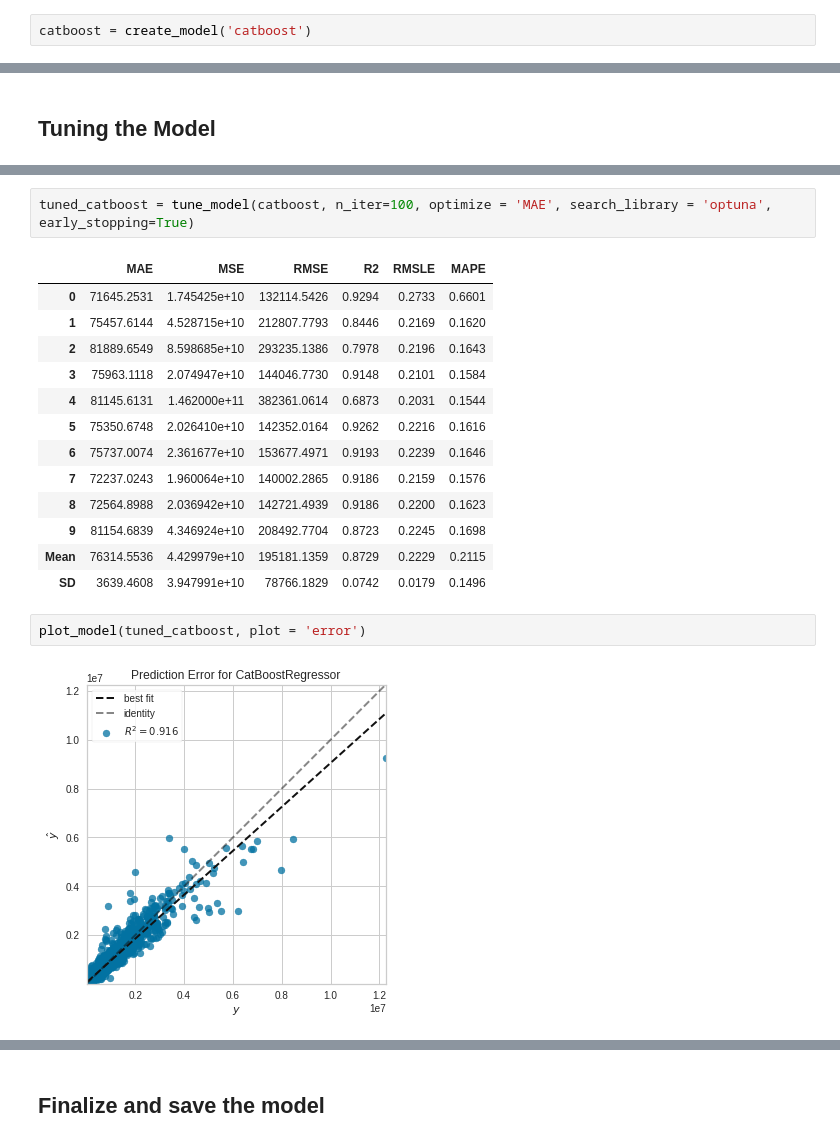
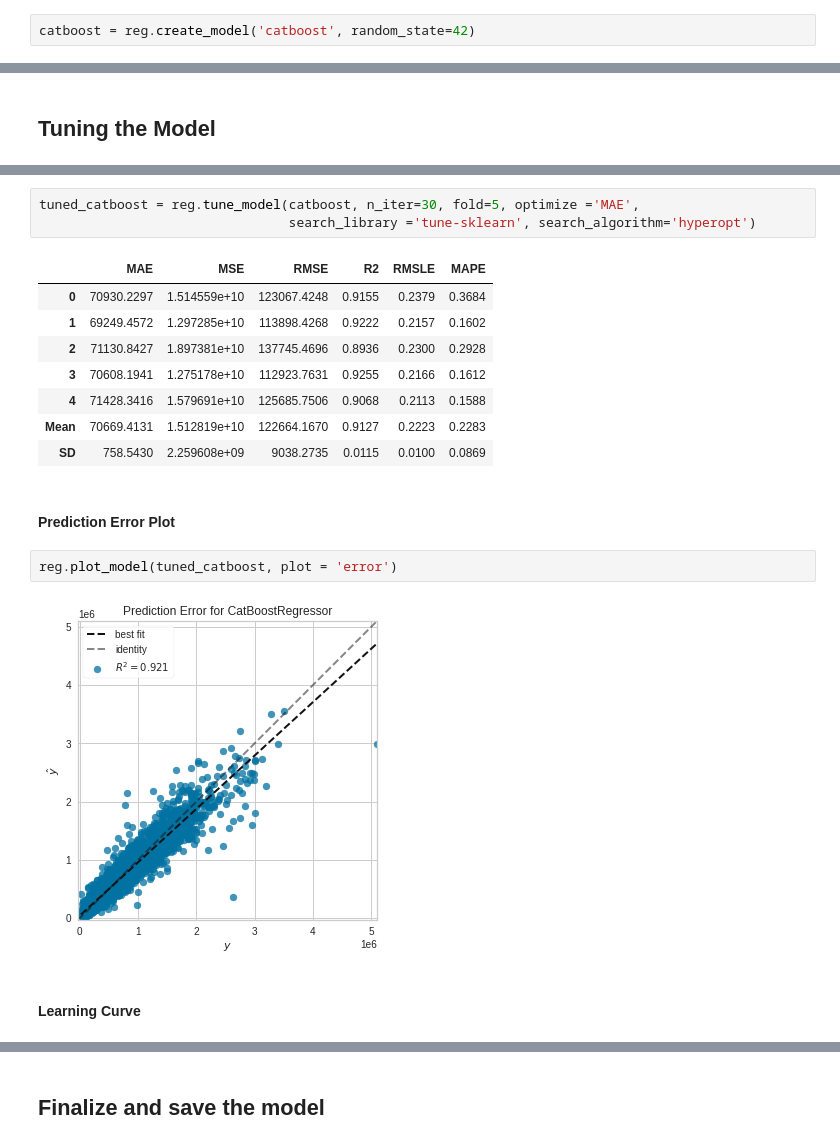
Before and after one commit to elvanselvano/purwadhika-final-project, a Jupyter notebook: notebooks/05_methodology.ipynb, the cells around one changed output, grey strips where cells are left out. Drawn from its saved outputs; the diff is of its cells as text.

```diff
--- a/notebooks/05_methodology.ipynb
+++ b/notebooks/05_methodology.ipynb
@@ -174,4 +209,4 @@ Therefore, we will create a catboost model and tune its parameters in the next s
 # %%
-catboost = create_model('catboost')
+catboost = reg.create_model('catboost', random_state=42)
 # %% [output]
 |  | MAE | MSE | RMSE | R2 | RMSLE | MAPE |
@@ -196,20 +229,20 @@ In order to tune the model, we use the library Optuna, an open source hyperparam
 # %%
-tuned_catboost = tune_model(catboost, n_iter=100, optimize = 'MAE', search_library = 'optuna', early_stopping=True)
+tuned_catboost = reg.tune_model(catboost, n_iter=30, fold=5, optimize ='MAE',
+                                search_library ='tune-sklearn', search_algorithm='hyperopt')
 # %% [output]
 |  | MAE | MSE | RMSE | R2 | RMSLE | MAPE |
-| 0 | 71645.2531 | 1.745425e+10 | 132114.5426 | 0.9294 | 0.2733 | 0.6601 |
-| 1 | 75457.6144 | 4.528715e+10 | 212807.7793 | 0.8446 | 0.2169 | 0.1620 |
-| 2 | 81889.6549 | 8.598685e+10 | 293235.1386 | 0.7978 | 0.2196 | 0.1643 |
-| 3 | 75963.1118 | 2.074947e+10 | 144046.7730 | 0.9148 | 0.2101 | 0.1584 |
-| 4 | 81145.6131 | 1.462000e+11 | 382361.0614 | 0.6873 | 0.2031 | 0.1544 |
-| 5 | 75350.6748 | 2.026410e+10 | 142352.0164 | 0.9262 | 0.2216 | 0.1616 |
-| 6 | 75737.0074 | 2.361677e+10 | 153677.4971 | 0.9193 | 0.2239 | 0.1646 |
-| 7 | 72237.0243 | 1.960064e+10 | 140002.2865 | 0.9186 | 0.2159 | 0.1576 |
-| 8 | 72564.8988 | 2.036942e+10 | 142721.4939 | 0.9186 | 0.2200 | 0.1623 |
-| 9 | 81154.6839 | 4.346924e+10 | 208492.7704 | 0.8723 | 0.2245 | 0.1698 |
-| Mean | 76314.5536 | 4.429979e+10 | 195181.1359 | 0.8729 | 0.2229 | 0.2115 |
-| SD | 3639.4608 | 3.947991e+10 | 78766.1829 | 0.0742 | 0.0179 | 0.1496 |
+| 0 | 70930.2297 | 1.514559e+10 | 123067.4248 | 0.9155 | 0.2379 | 0.3684 |
+| 1 | 69249.4572 | 1.297285e+10 | 113898.4268 | 0.9222 | 0.2157 | 0.1602 |
+| 2 | 71130.8427 | 1.897381e+10 | 137745.4696 | 0.8936 | 0.2300 | 0.2928 |
+| 3 | 70608.1941 | 1.275178e+10 | 112923.7631 | 0.9255 | 0.2166 | 0.1612 |
+| 4 | 71428.3416 | 1.579691e+10 | 125685.7506 | 0.9068 | 0.2113 | 0.1588 |
+| Mean | 70669.4131 | 1.512819e+10 | 122664.1670 | 0.9127 | 0.2223 | 0.2283 |
+| SD | 758.5430 | 2.259608e+09 | 9038.2735 | 0.0115 | 0.0100 | 0.0869 |
+# %% [markdown]
+#### Prediction Error Plot
 # %%
-plot_model(tuned_catboost, plot = 'error')
+reg.plot_model(tuned_catboost, plot = 'error')
 # %% [output]
-[figure, old version]
+[figure, new version]
+# %% [markdown]
+#### Learning Curve
```
Also changed, not shown: parts of 42 cells of this notebook, 1 other file.
